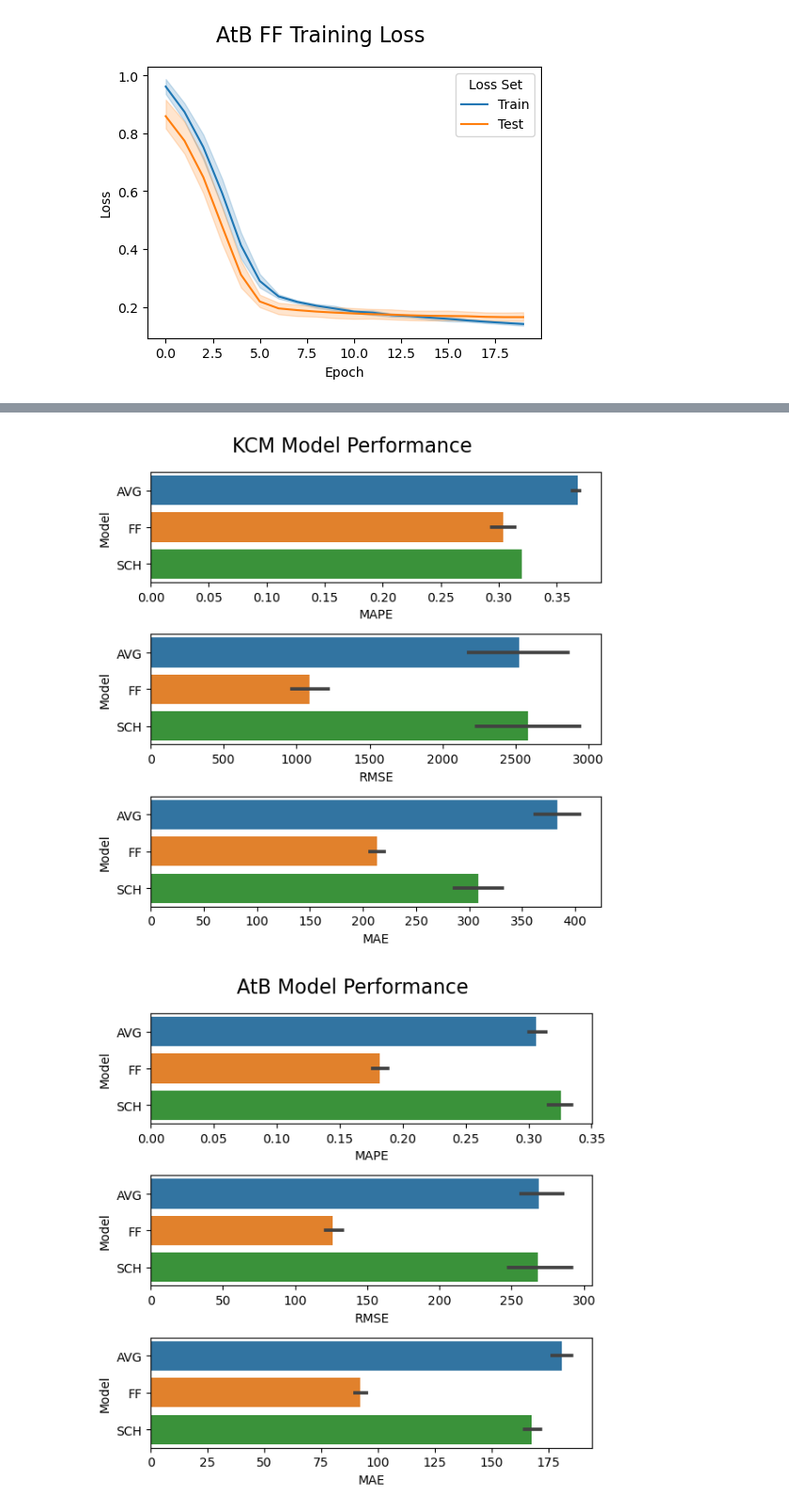
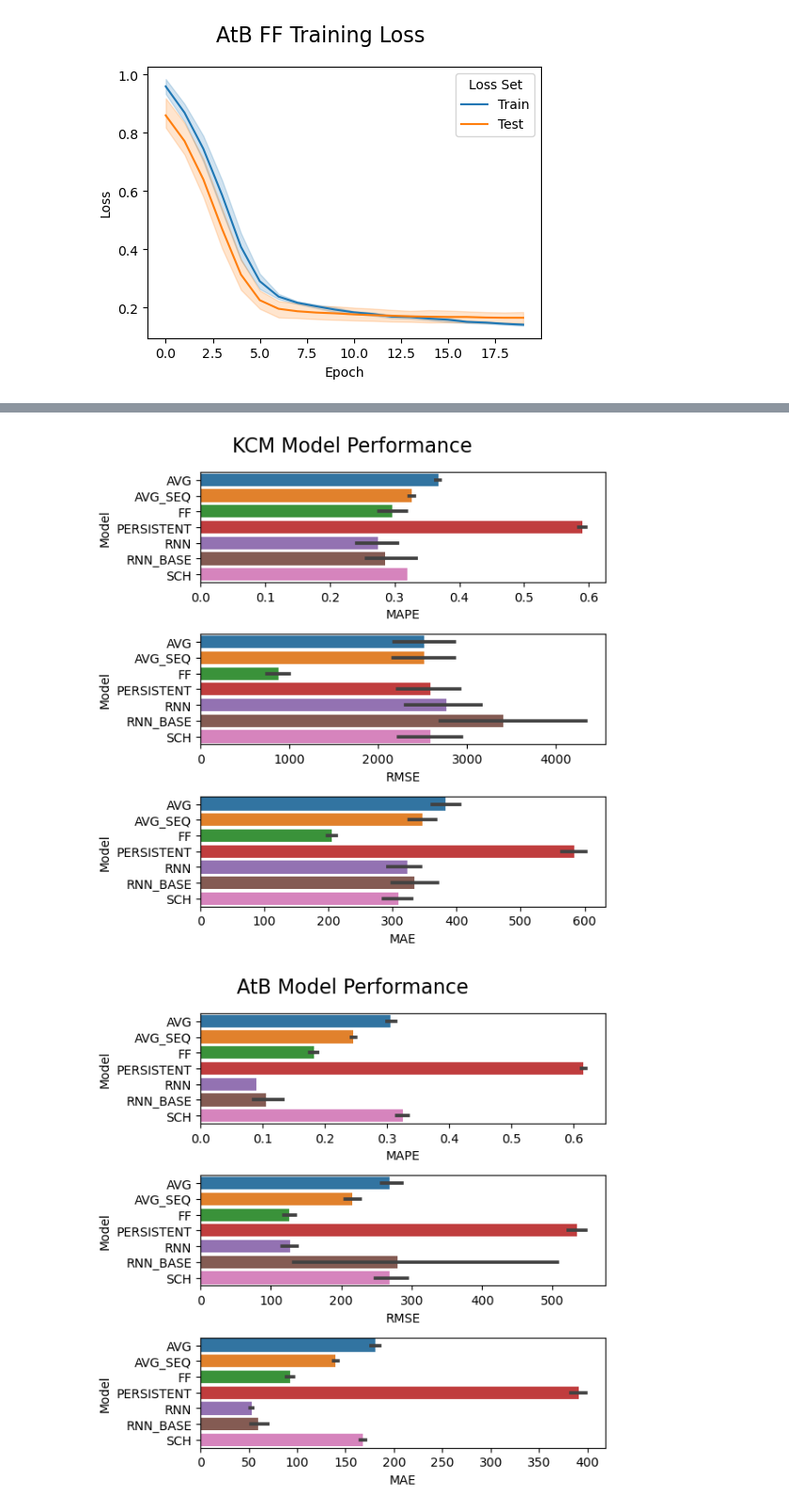
Before and after one commit to zackAemmer/generalizable_travel_times, a Jupyter notebook: src/explore_results.ipynb, the cells around one changed output, grey strips where cells are left out. Shown at 94% size. Saved outputs shown, nothing was run; the diff lists cells and outputs as text; code cells hidden in the pictures.

Commit message:
Compare all models on basis of tt

```diff
--- a/src/explore_results.ipynb
+++ b/src/explore_results.ipynb
@@ -149,6 +145,6 @@ plt.savefig("../plots/model_performances_seq_atb.png", dpi=1800, bbox_inches='ti
 # %%
 plot_data = performances_df[performances_df['City']=="Seattle"]
-plot_data = plot_data[~plot_data['Model'].isin(SEQ_MODELS)]
+# plot_data = plot_data[~plot_data['Model'].isin(SEQ_MODELS)]
 fig, axes = plt.subplots(3,1)
 fig.set_figheight(6)
 fig.set_figwidth(6)
@@ -159,18 +155,18 @@ fig.suptitle('KCM Model Performance', fontsize=16)
 fig.tight_layout()
 plt.savefig("../plots/model_performances_kcm.png", dpi=1800, bbox_inches='tight')
 # %% [output]
-[figure, old version]
+[figure, new version]
 # %%
 plot_data = performances_df[performances_df['City']=="Trondheim"]
-plot_data = plot_data[~plot_data['Model'].isin(SEQ_MODELS)]
+# plot_data = plot_data[~plot_data['Model'].isin(SEQ_MODELS)]
 fig, axes = plt.subplots(3,1)
 fig.set_figheight(6)
 fig.set_figwidth(6)
 sns.barplot(plot_data, x="MAPE", y="Model", ax=axes[0])
 sns.barplot(plot_data, x="RMSE", y="Model", ax=axes[1])
 sns.barplot(plot_data, x="MAE", y="Model", ax=axes[2])
 fig.suptitle('AtB Model Performance', fontsize=16)
 fig.tight_layout()
 plt.savefig("../plots/model_performances_atb.png", dpi=1800, bbox_inches='tight')
 # %% [output]
-[figure, old version]
+[figure, new version]
```
Also changed, not shown: parts of 7 cells of this notebook, 8 other files.
